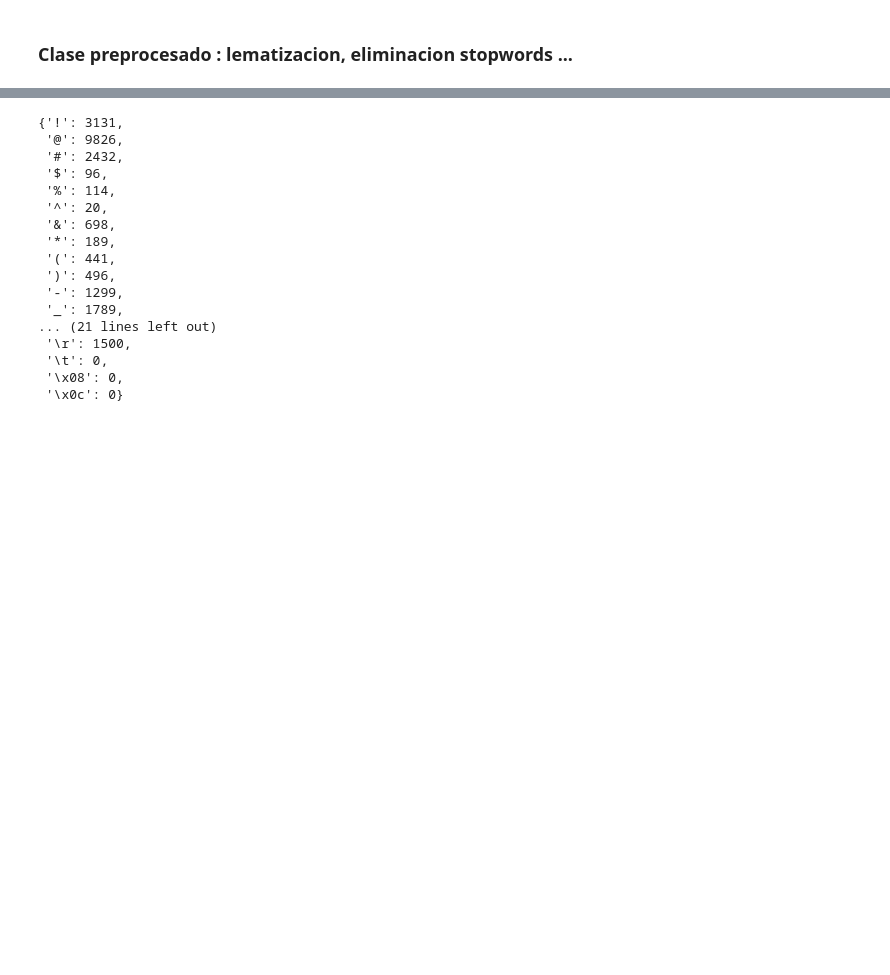
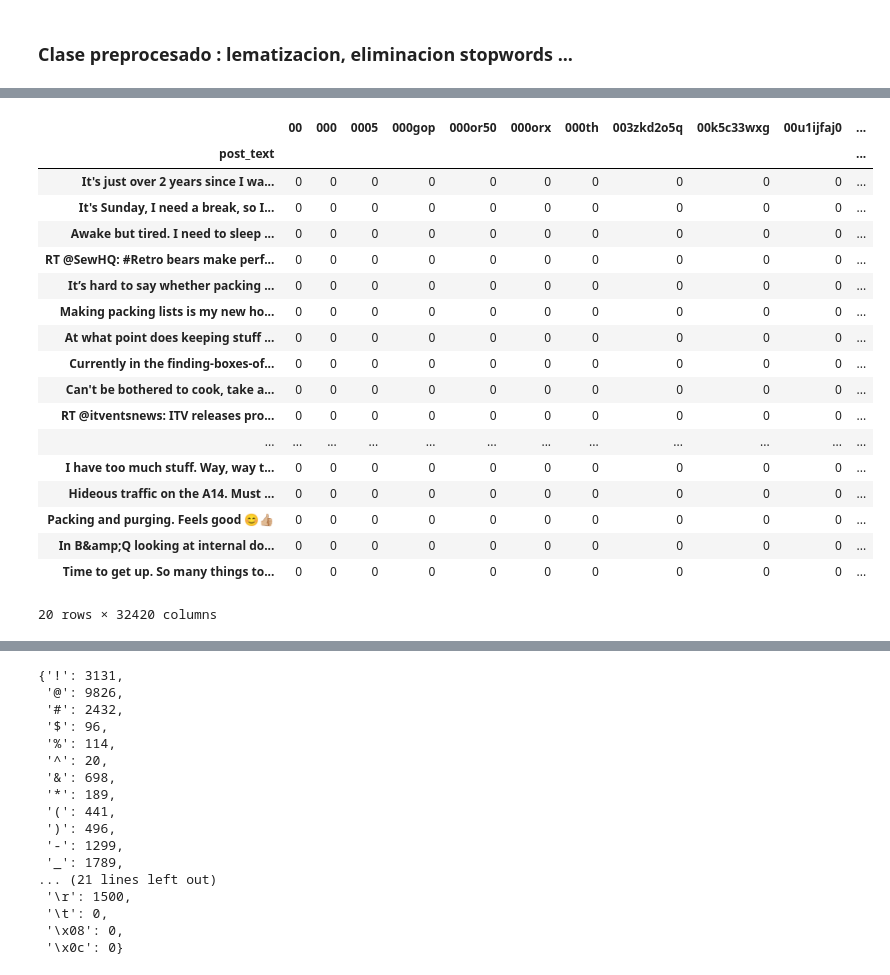
Before and after one commit to kokeitor/Twitter-Mental-Health-Classification, a Jupyter notebook: tw_classification_kaggle.ipynb, the cells around one changed output, grey strips where cells are left out. Drawn from its saved outputs; the diff is of its cells as text; code cells hidden in the pictures; blank space fills up the shorter version.

```diff
--- a/tw_classification_kaggle.ipynb
+++ b/tw_classification_kaggle.ipynb
@@ -723,0 +803,22 @@ Espero que este notebook os sirva. Sígueme en: https://vanesagomez.comtext prep
+# %%
+df_box.head(20)
+# %% [output]
+|  | 00 | 000 | 0005 | 000gop | 000or50 | 000orx | 000th | 003zkd2o5q | 00k5c33wxg | 00u1ijfaj0 | ... |
+| post_text |  |  |  |  |  |  |  |  |  |  | ... |
+| It's just over 2 years since I wa... | 0 | 0 | 0 | 0 | 0 | 0 | 0 | 0 | 0 | 0 | ... |
+| It's Sunday, I need a break, so I... | 0 | 0 | 0 | 0 | 0 | 0 | 0 | 0 | 0 | 0 | ... |
+| Awake but tired. I need to sleep ... | 0 | 0 | 0 | 0 | 0 | 0 | 0 | 0 | 0 | 0 | ... |
+| RT @SewHQ: #Retro bears make perf... | 0 | 0 | 0 | 0 | 0 | 0 | 0 | 0 | 0 | 0 | ... |
+| It’s hard to say whether packing ... | 0 | 0 | 0 | 0 | 0 | 0 | 0 | 0 | 0 | 0 | ... |
+| Making packing lists is my new ho... | 0 | 0 | 0 | 0 | 0 | 0 | 0 | 0 | 0 | 0 | ... |
+| At what point does keeping stuff ... | 0 | 0 | 0 | 0 | 0 | 0 | 0 | 0 | 0 | 0 | ... |
+| Currently in the finding-boxes-of... | 0 | 0 | 0 | 0 | 0 | 0 | 0 | 0 | 0 | 0 | ... |
+| Can't be bothered to cook, take a... | 0 | 0 | 0 | 0 | 0 | 0 | 0 | 0 | 0 | 0 | ... |
+| RT @itventsnews: ITV releases pro... | 0 | 0 | 0 | 0 | 0 | 0 | 0 | 0 | 0 | 0 | ... |
+| ... | ... | ... | ... | ... | ... | ... | ... | ... | ... | ... | ... |
+| I have too much stuff. Way, way t... | 0 | 0 | 0 | 0 | 0 | 0 | 0 | 0 | 0 | 0 | ... |
+| Hideous traffic on the A14. Must ... | 0 | 0 | 0 | 0 | 0 | 0 | 0 | 0 | 0 | 0 | ... |
+| Packing and purging. Feels good 😊👍🏼 | 0 | 0 | 0 | 0 | 0 | 0 | 0 | 0 | 0 | 0 | ... |
+| In B&amp;Q looking at internal do... | 0 | 0 | 0 | 0 | 0 | 0 | 0 | 0 | 0 | 0 | ... |
+| Time to get up. So many things to... | 0 | 0 | 0 | 0 | 0 | 0 | 0 | 0 | 0 | 0 | ... |
+20 rows × 32420 columns
```
Also changed, not shown: parts of 10 cells of this notebook.
